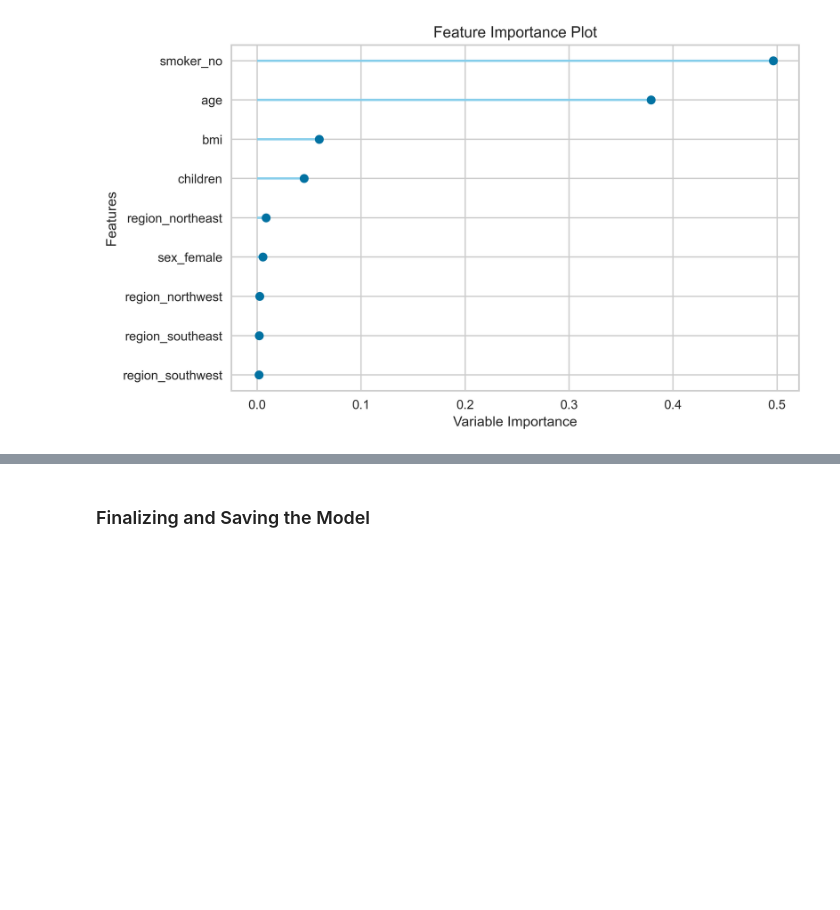
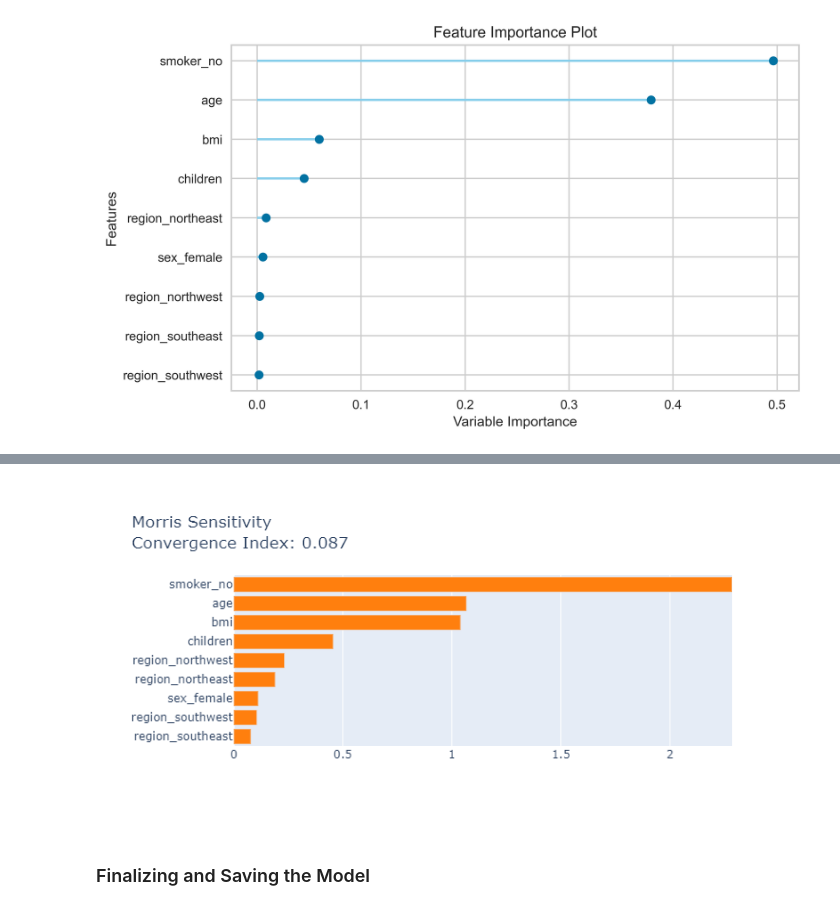
Before and after one commit to derevirn/pycaret-book, a Jupyter notebook: 02_Regression/Regression.ipynb, the cells around one changed output, grey strips where cells are left out. Saved outputs shown, nothing was run; the diff lists cells and outputs as text; code cells hidden in the pictures; blank space fills up the shorter version.

```diff
--- a/02_Regression/Regression.ipynb
+++ b/02_Regression/Regression.ipynb
@@ -198,3 +193,9 @@ plot_model(tuned_model, 'feature', scale = 4)
+# %%
+model_xgb = create_model('xgboost', verbose = False)
+
+interpret_model(model_xgb, plot = 'msa')
+# %% [output]
+[figure, added]
 # %% [markdown]
 ### Finalizing and Saving the Model
 # %%
```
Also changed, not shown: parts of 3 cells of this notebook, 1 other file.
